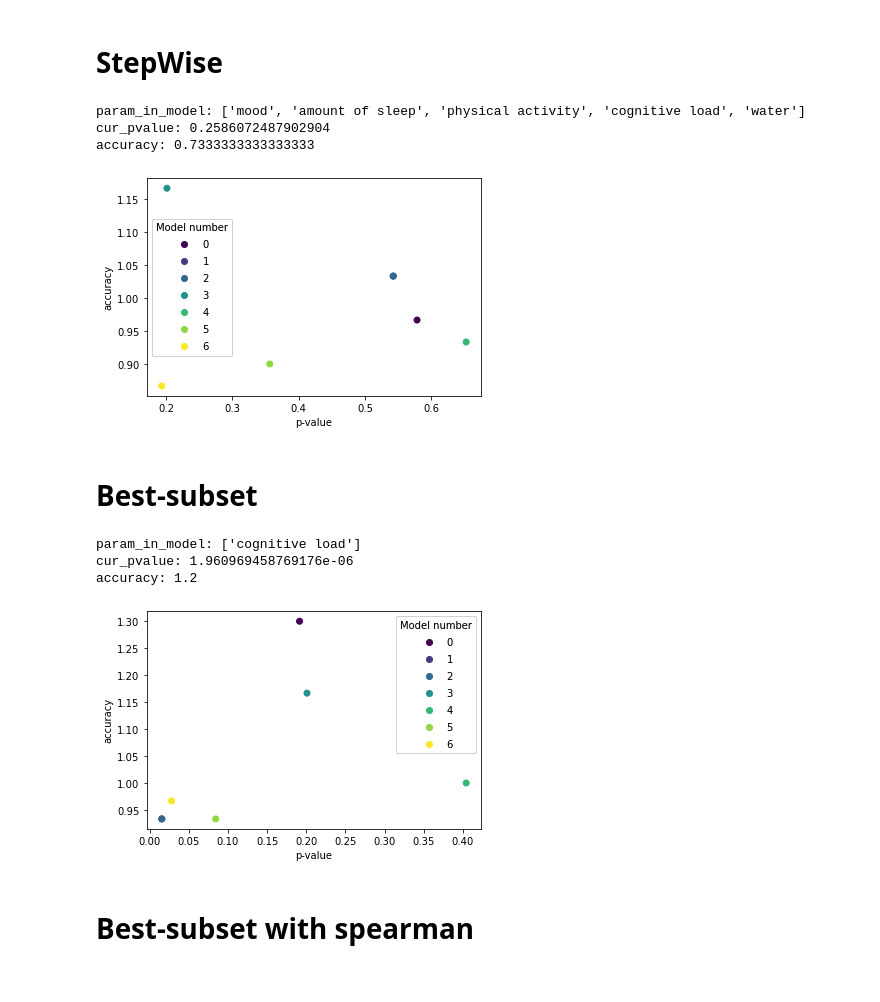
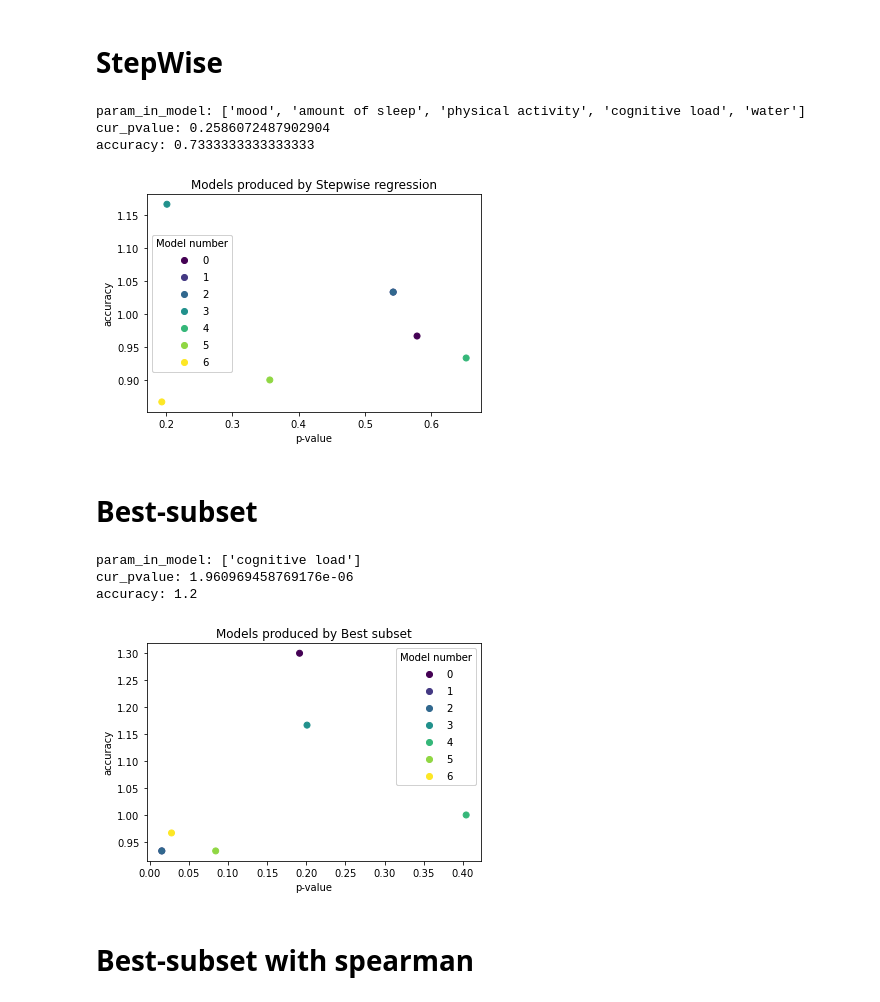
Before and after one commit to vladigr1/soft-project, a Jupyter notebook: labs/lab_4.ipynb, the cells around one changed output. Saved outputs shown, nothing was run; the diff lists cells and outputs as text; code cells hidden in the pictures.

```diff
--- a/labs/lab_4.ipynb
+++ b/labs/lab_4.ipynb
@@ -26,34 +26,35 @@ import evaluation
 
 (fit_model, param_in_model, cur_pvalue) = stepwise_regression(data, sderived, lbasics, in_threshold, out_threshold)
 print(f'param_in_model: {param_in_model}')
 print(f'cur_pvalue: {cur_pvalue}')
 distance = evaluation.distance_vec(data, sderived, param_in_model, fit_model)
 print(f'accuracy: {evaluation.accuracy(distance)}')
 
 x, y = evaluation.evaluation_graph(data, sderived, lbasics, amount_of_days, stepwise_regression )
 import numpy as np
 import matplotlib.pyplot as plt
 
 
 N = len(x)
 c = range(N)
 
 fig, ax = plt.subplots()
 
 scatter = ax.scatter(x, y, c=c)
 plt.xlabel("p-value")
 plt.ylabel("accuracy")
 
 # produce a legend with the unique colors from the scatter
 legend1 = ax.legend(*scatter.legend_elements(),
                 loc="best", title="Model number")
 ax.add_artist(legend1)
+plt.title("Models produced by Stepwise regression")
 plt.show()
 # %% [output]
 param_in_model: ['mood', 'amount of sleep', 'physical activity', 'cognitive load', 'water']
 cur_pvalue: 0.2586072487902904
 accuracy: 0.7333333333333333
-[figure, old version]
+[figure, new version]
 # %% [markdown]
 # Best-subset
 # %%
@@ -100,12 +101,13 @@ plt.ylabel("accuracy")
 legend1 = ax.legend(*scatter.legend_elements(),
                 loc="best", title="Model number")
 ax.add_artist(legend1)
+plt.title("Models produced by Best subset")
 plt.show()
 # %% [output]
 param_in_model: ['cognitive load']
 cur_pvalue: 1.960969458769176e-06
 accuracy: 1.2
-[figure, old version]
+[figure, new version]
 # %% [markdown]
 # Best-subset with spearman
 # %%
```
Also changed, not shown: parts of 1 cell of this notebook.
